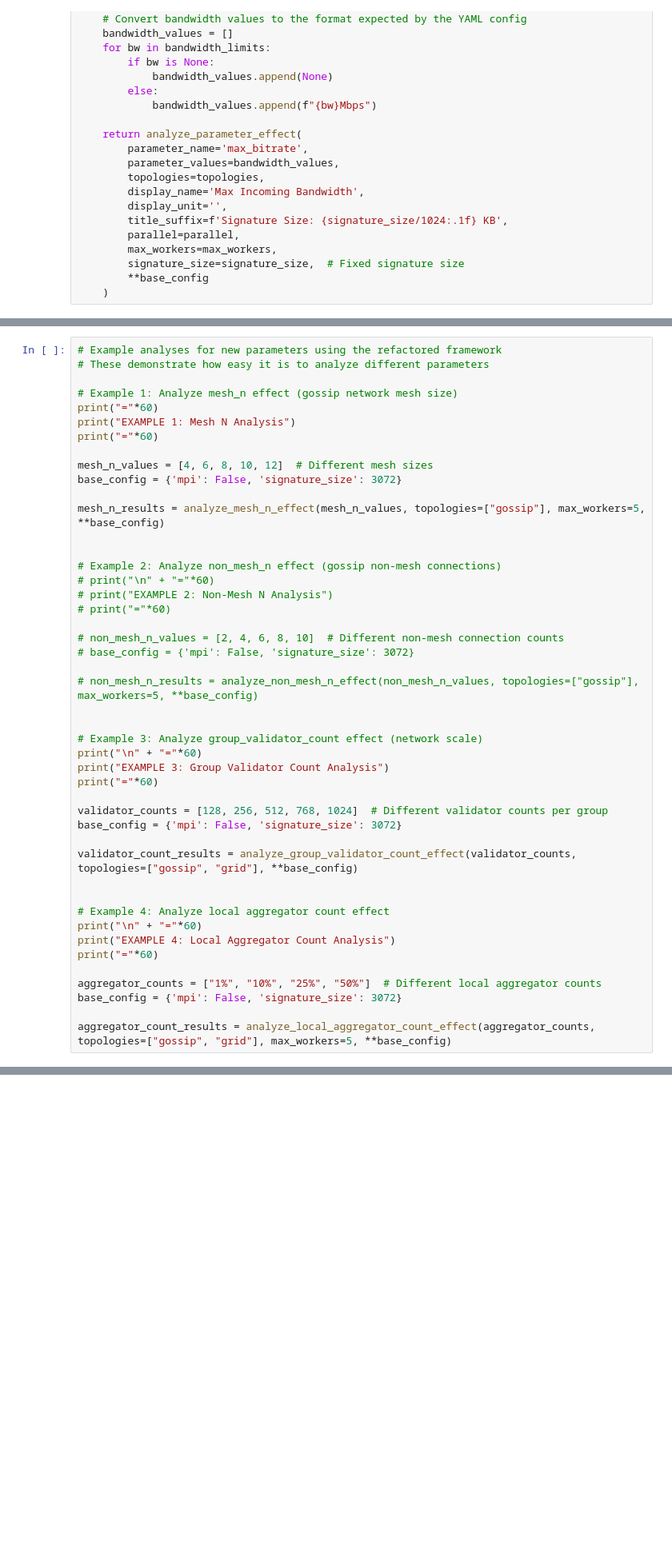
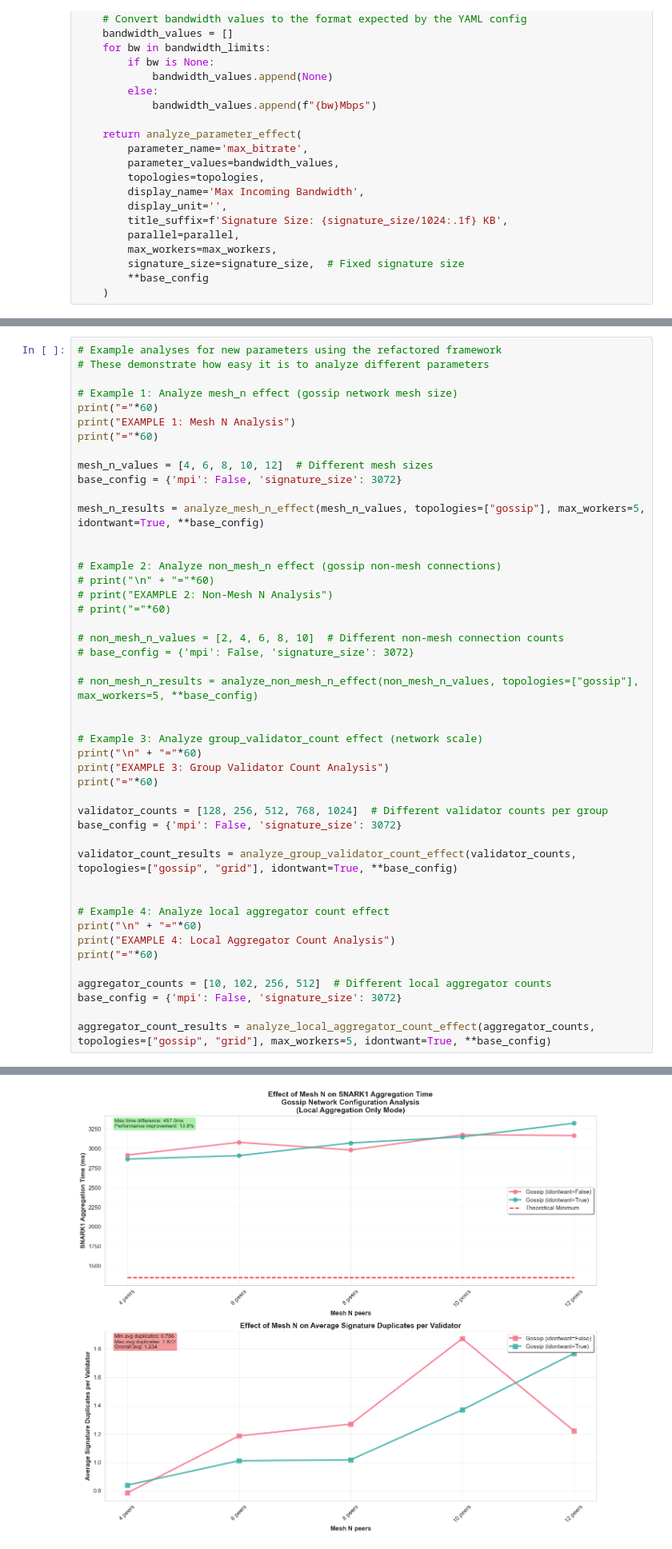
Before and after one commit to qdrvm/beamsim, a Jupyter notebook: beamsim-local-aggregation-only.ipynb, the cells around one changed output, grey strips where cells are left out. Shown at 80% size. Drawn from its saved outputs; the diff is of its cells as text; blank space fills up the shorter version.

```diff
--- a/beamsim-local-aggregation-only.ipynb
+++ b/beamsim-local-aggregation-only.ipynb
@@ -842,7 +953,7 @@ print("="*60)
 mesh_n_values = [4, 6, 8, 10, 12]  # Different mesh sizes
 base_config = {'mpi': False, 'signature_size': 3072}
 
-mesh_n_results = analyze_mesh_n_effect(mesh_n_values, topologies=["gossip"], max_workers=5, **base_config)
+mesh_n_results = analyze_mesh_n_effect(mesh_n_values, topologies=["gossip"], max_workers=5, idontwant=True, **base_config)
 
 
 # Example 2: Analyze non_mesh_n effect (gossip non-mesh connections)
@@ -864,7 +975,7 @@ print("="*60)
 validator_counts = [128, 256, 512, 768, 1024]  # Different validator counts per group
 base_config = {'mpi': False, 'signature_size': 3072}
 
-validator_count_results = analyze_group_validator_count_effect(validator_counts, topologies=["gossip", "grid"], **base_config)
+validator_count_results = analyze_group_validator_count_effect(validator_counts, topologies=["gossip", "grid"], idontwant=True, **base_config)
 
 
 # Example 4: Analyze local aggregator count effect
@@ -872,7 +983,8 @@ print("\n" + "="*60)
 print("EXAMPLE 4: Local Aggregator Count Analysis")
 print("="*60)
 
-aggregator_counts = ["1%", "10%", "25%", "50%"]  # Different local aggregator counts
+aggregator_counts = [10, 102, 256, 512]  # Different local aggregator counts
 base_config = {'mpi': False, 'signature_size': 3072}
 
-aggregator_count_results = analyze_local_aggregator_count_effect(aggregator_counts, topologies=["gossip", "grid"], max_workers=5, **base_config)
+aggregator_count_results = analyze_local_aggregator_count_effect(aggregator_counts, topologies=["gossip", "grid"], max_workers=5, idontwant=True, **base_config)
+# %% [output]
@@ -878,0 +1008 @@ aggregator_count_results = analyze_local_aggregator_count_effect(aggregator_coun
+[figure, added]
```
Also changed, not shown: parts of 9 cells of this notebook, 4 other files.
